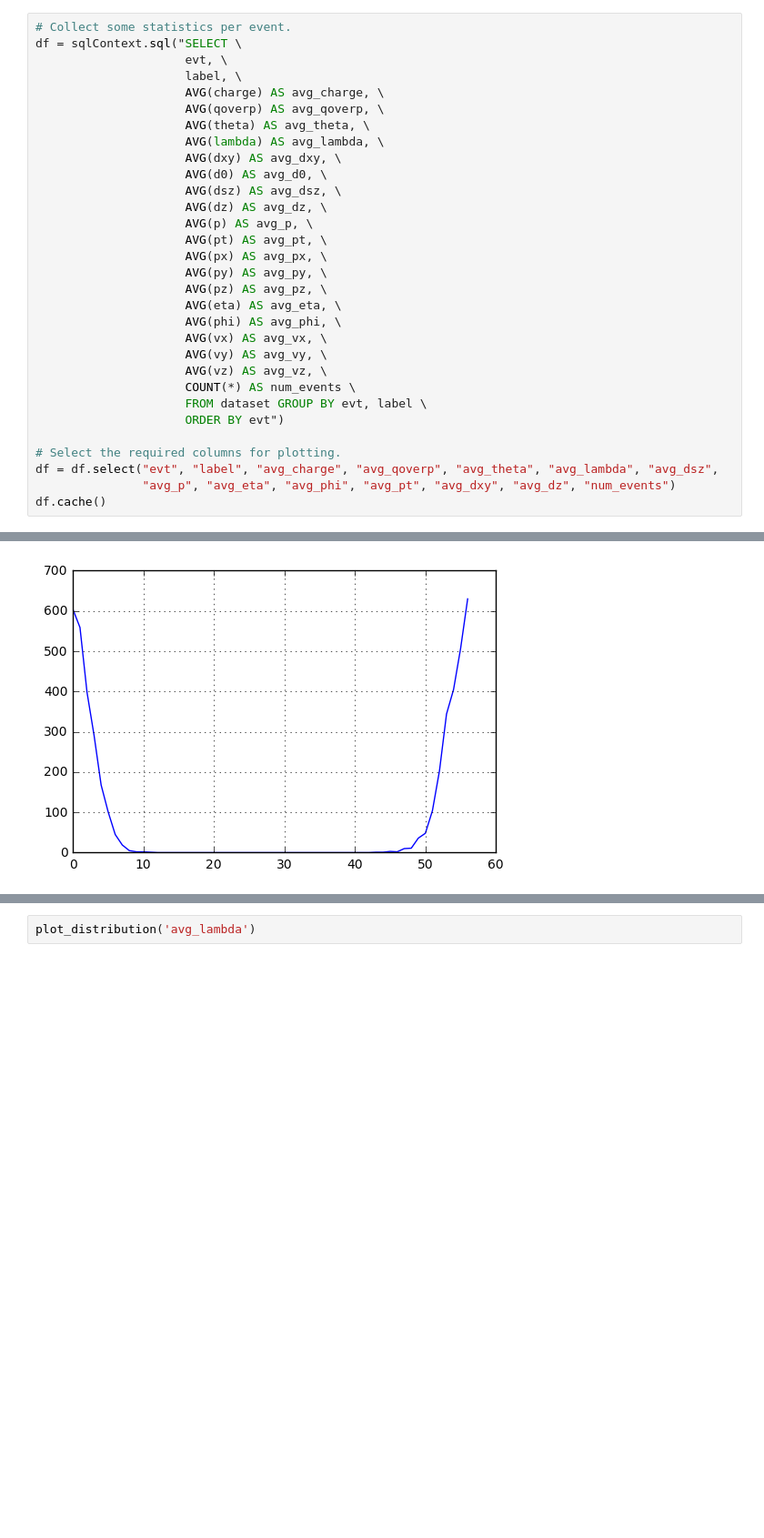
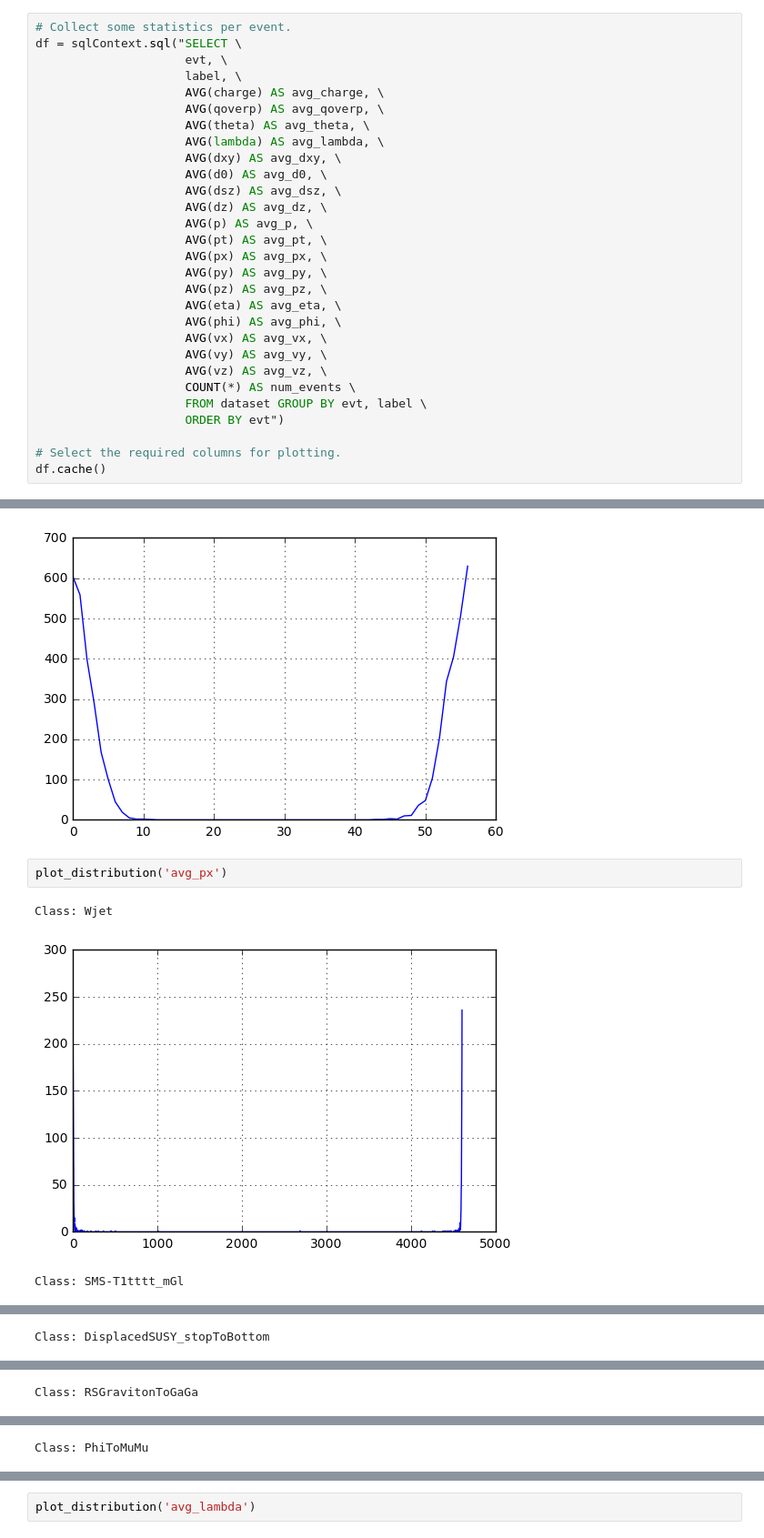
Before and after one commit to JoeriHermans/hep-track-reconstruction-ml, a Jupyter notebook: notebooks/data_exploration.ipynb, the cells around one changed output, grey strips where cells are left out. Shown at 91% size. Drawn from its saved outputs; the diff is of its cells as text; blank space fills up the shorter version.

```diff
--- a/notebooks/data_exploration.ipynb
+++ b/notebooks/data_exploration.ipynb
@@ -293,7 +293,5 @@ df = sqlContext.sql("SELECT \
                      ORDER BY evt")
 
 # Select the required columns for plotting.
-df = df.select("evt", "label", "avg_charge", "avg_qoverp", "avg_theta", "avg_lambda", "avg_dsz",
-               "avg_p", "avg_eta", "avg_phi", "avg_pt", "avg_dxy", "avg_dz", "num_events")
 df.cache()
 # %% [output]
@@ -486,3 +485,9 @@ Class: PhiToMuMu
 [figure]
 Class: H125GGgluonfusion
 [figure]
+# %%
+plot_distribution('avg_px')
+# %% [output]
+Class: Wjet
+[figure, added]
+Class: SMS-T1tttt_mGl
@@ -488,0 +495 @@ Class: H125GGgluonfusion
+Class: DisplacedSUSY_stopToBottom
@@ -488,0 +497 @@ Class: H125GGgluonfusion
+Class: RSGravitonToGaGa
@@ -488,0 +499 @@ Class: H125GGgluonfusion
+Class: PhiToMuMu
```
Also changed, not shown: parts of 10 cells of this notebook.
